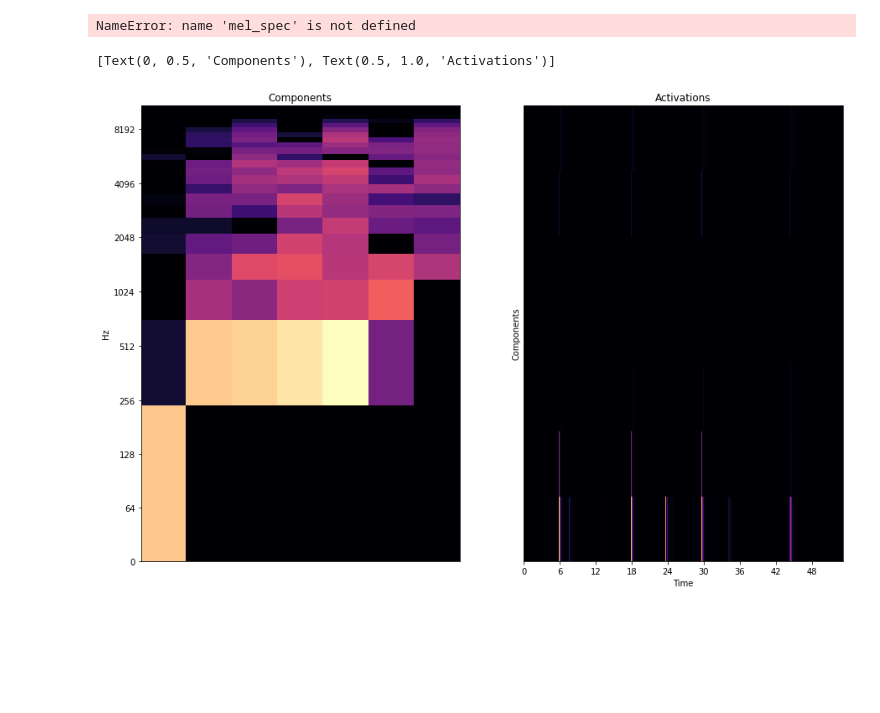
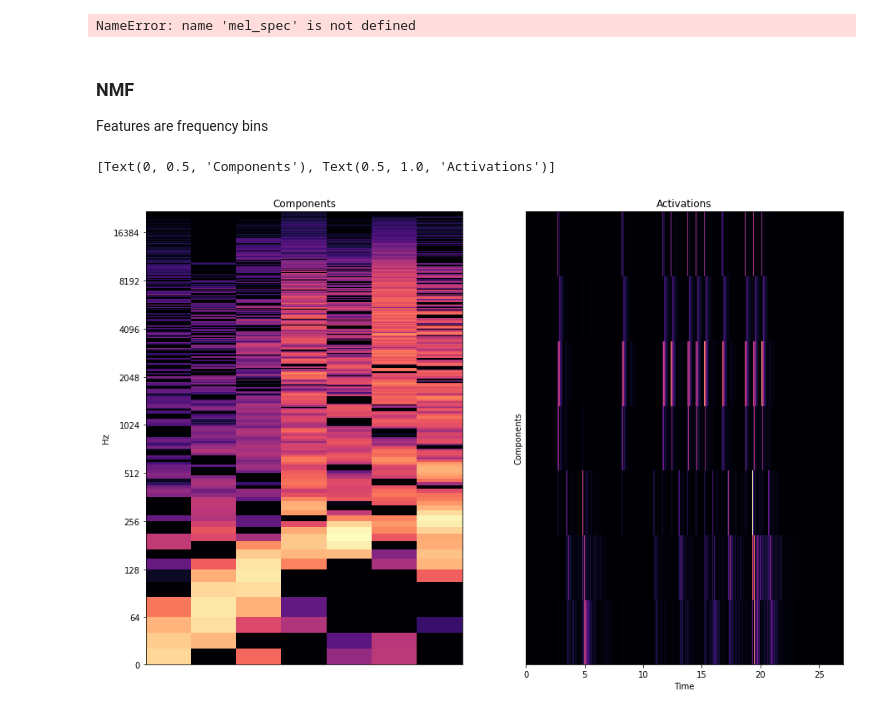
Before and after one commit to pelinski/TransformerGrooveInfilling, a Jupyter notebook: input_features/input_features.ipynb, the cells around one changed output. Drawn from its saved outputs; the diff is of its cells as text; code cells hidden in the pictures; blank space fills up the shorter version.

```diff
--- a/input_features/input_features.ipynb
+++ b/input_features/input_features.ipynb
@@ -92,18 +81,44 @@ comps, acts = librosa.decompose.decompose(mel_spec, sort=True,transformer=T)
+# %% [markdown]
+### NMF
+Features are frequency bins
 # %%
+import librosa
+import sklearn
 import matplotlib.pyplot as plt
+import warnings
 
+warnings.filterwarnings("ignore")       # ignore librosa warnings
+
+sr=44100
+sf_path="../hvo_sequence/soundfonts/Standard_Drum_Kit.sf2"
+n_fft=2048
+hop_length=221              # this was from a paper
+win_length=1024
+window='hamming'
+plot=True
+
+# Get STFT
+y = example.save_audio(sr=sr,sf_path=sf_path)
+sy = librosa.stft(y, n_fft=n_fft, hop_length=hop_length, win_length=win_length, window=window)
+stft = np.abs(sy)           # do not transform to db because db are negative
+stft = stft/np.max(stft)    # normalize
+
+# decomposition types (transformer types)
+#T = sklearn.decomposition.MiniBatchDictionaryLearning(n_components=9)
+#T = sklearn.decomposition.PCA(n_components=9)
+T = sklearn.decomposition.NMF(n_components=7)
+comps, acts = librosa.decompose.decompose(stft, sort=True, transformer=T)
+
+# plot
+binFreq = np.arange(n_fft/2+1)*float(sr)/n_fft
 fig, ax = plt.subplots(nrows=1, ncols=2, figsize=(15,10))
-
-librosa.display.specshow(librosa.amplitude_to_db(comps,ref=np.max), y_axis='log', ax=ax[0],fmax = 22050)
-
+librosa.display.specshow(librosa.amplitude_to_db(comps,ref=np.max), y_axis='log', ax=ax[0],y_coords=binFreq)
 ax[0].set(title='Components')
-
 librosa.display.specshow(acts, x_axis='time', ax=ax[1])
-
 ax[1].set(ylabel='Components', title='Activations')
 # %% [output]
 [Text(0, 0.5, 'Components'), Text(0.5, 1.0, 'Activations')]
-[figure, old version]
+[figure, new version]
 # %%
 example.to_html_plot(show_figure=True)
 # %% [output]
```
Also changed, not shown: parts of 4 cells of this notebook.
